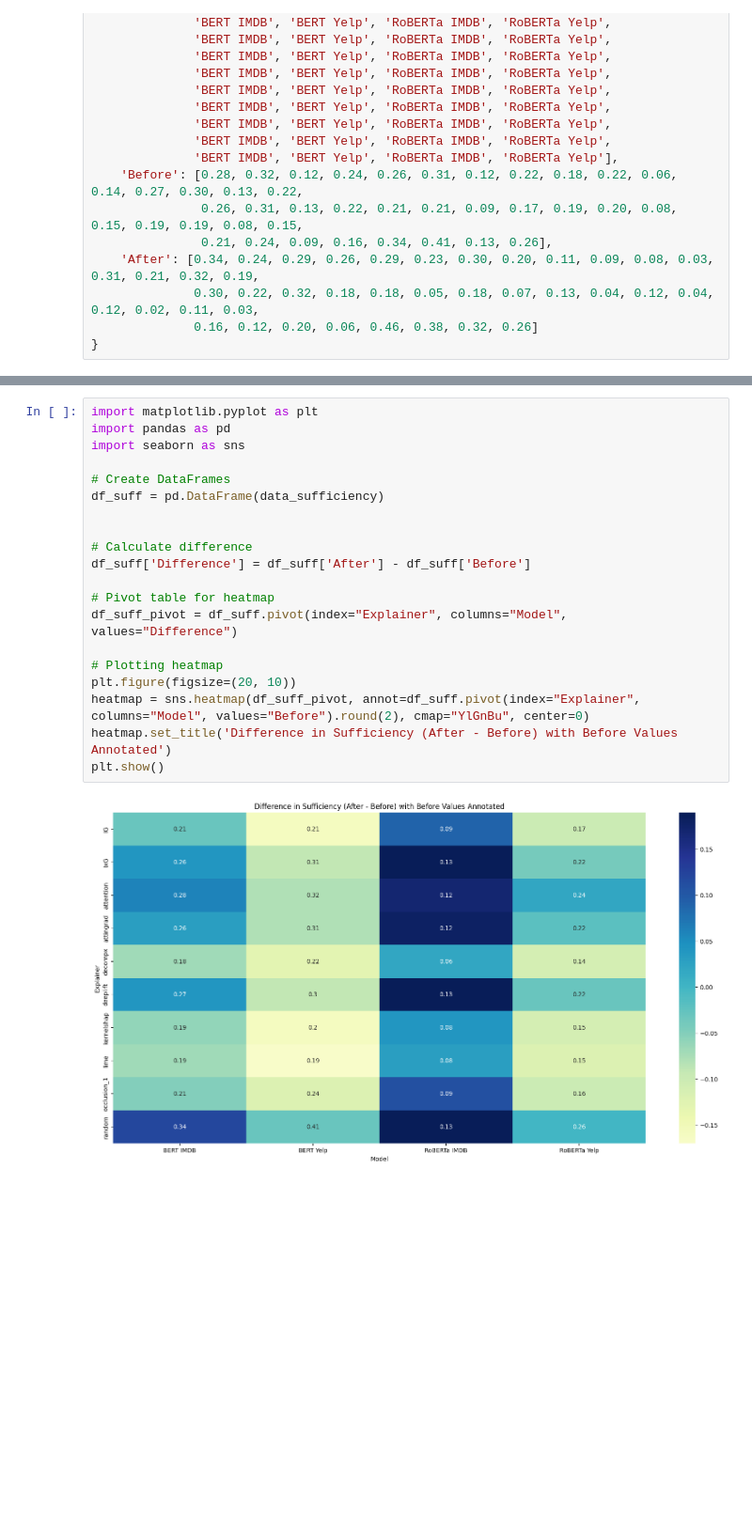
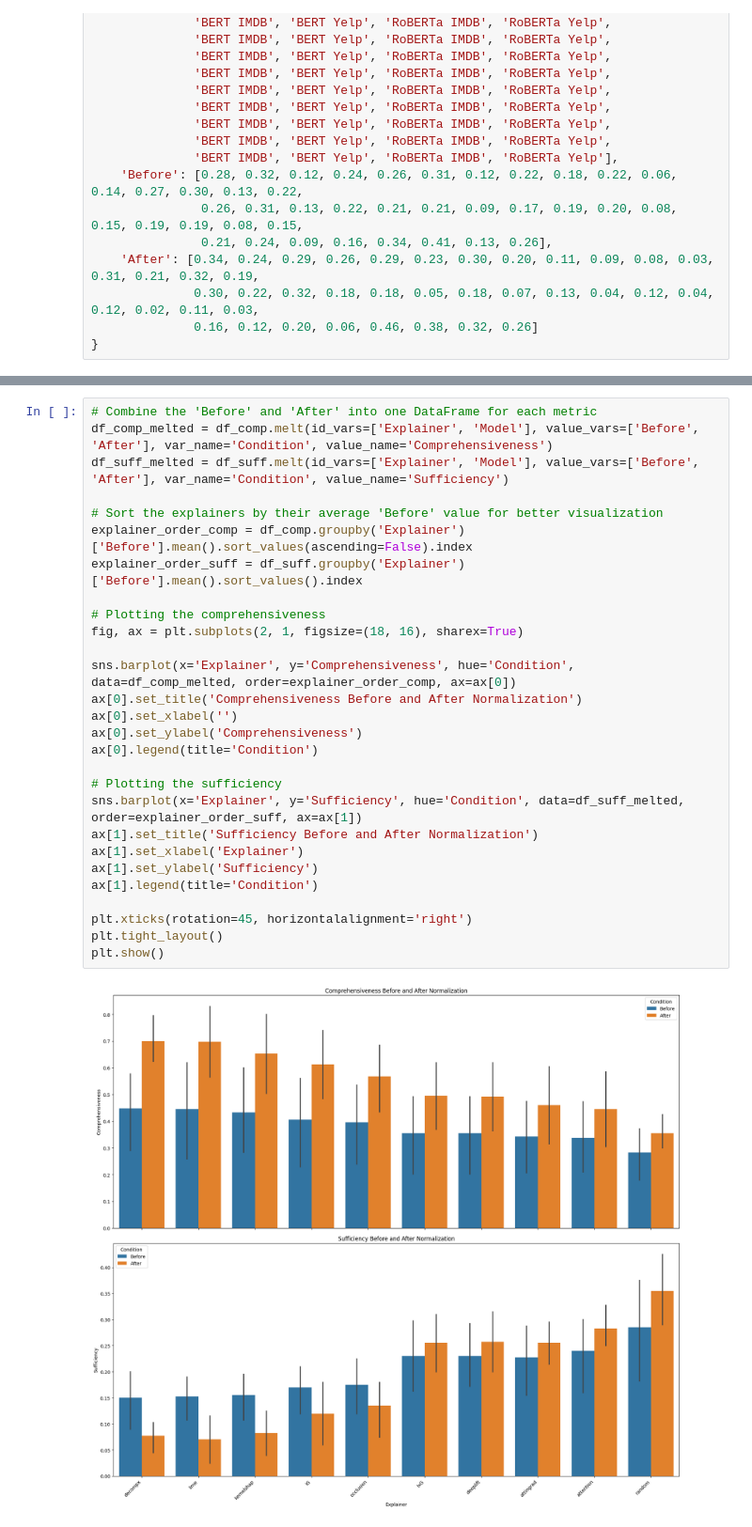
Before and after one commit to JoakimEdin/naopc, a Jupyter notebook: notebooks/normalization_before_after.ipynb, the cells around one changed output, grey strips where cells are left out. Shown at 94% size. Saved outputs shown, nothing was run; the diff lists cells and outputs as text; blank space fills up the shorter version.

```diff
--- a/notebooks/normalization_before_after.ipynb
+++ b/notebooks/normalization_before_after.ipynb
@@ -70,22 +82,30 @@ plt.show()
-# %%
-import matplotlib.pyplot as plt
-import pandas as pd
-import seaborn as sns
-
-# Create DataFrames
-df_suff = pd.DataFrame(data_sufficiency)
-
-
-# Calculate difference
-df_suff['Difference'] = df_suff['After'] - df_suff['Before']
-
-# Pivot table for heatmap
-df_suff_pivot = df_suff.pivot(index="Explainer", columns="Model", values="Difference")
-
-# Plotting heatmap
-plt.figure(figsize=(20, 10))
-heatmap = sns.heatmap(df_suff_pivot, annot=df_suff.pivot(index="Explainer", columns="Model", values="Before").round(2), cmap="YlGnBu", center=0)
-heatmap.set_title('Difference in Sufficiency (After - Before) with Before Values Annotated')
-plt.show()
-# %% [output]
-[figure, removed]
+# %%
+# Combine the 'Before' and 'After' into one DataFrame for each metric
+df_comp_melted = df_comp.melt(id_vars=['Explainer', 'Model'], value_vars=['Before', 'After'], var_name='Condition', value_name='Comprehensiveness')
+df_suff_melted = df_suff.melt(id_vars=['Explainer', 'Model'], value_vars=['Before', 'After'], var_name='Condition', value_name='Sufficiency')
+
+# Sort the explainers by their average 'Before' value for better visualization
+explainer_order_comp = df_comp.groupby('Explainer')['Before'].mean().sort_values(ascending=False).index
+explainer_order_suff = df_suff.groupby('Explainer')['Before'].mean().sort_values().index
+
+# Plotting the comprehensiveness
+fig, ax = plt.subplots(2, 1, figsize=(18, 16), sharex=True)
+
+sns.barplot(x='Explainer', y='Comprehensiveness', hue='Condition', data=df_comp_melted, order=explainer_order_comp, ax=ax[0])
+ax[0].set_title('Comprehensiveness Before and After Normalization')
+ax[0].set_xlabel('')
+ax[0].set_ylabel('Comprehensiveness')
+ax[0].legend(title='Condition')
+
+# Plotting the sufficiency
+sns.barplot(x='Explainer', y='Sufficiency', hue='Condition', data=df_suff_melted, order=explainer_order_suff, ax=ax[1])
+ax[1].set_title('Sufficiency Before and After Normalization')
+ax[1].set_xlabel('Explainer')
+ax[1].set_ylabel('Sufficiency')
+ax[1].legend(title='Condition')
+
+plt.xticks(rotation=45, horizontalalignment='right')
+plt.tight_layout()
+plt.show()
+# %% [output]
+[figure, added]
```
Also changed, not shown: parts of 9 cells of this notebook, 1 other file.
